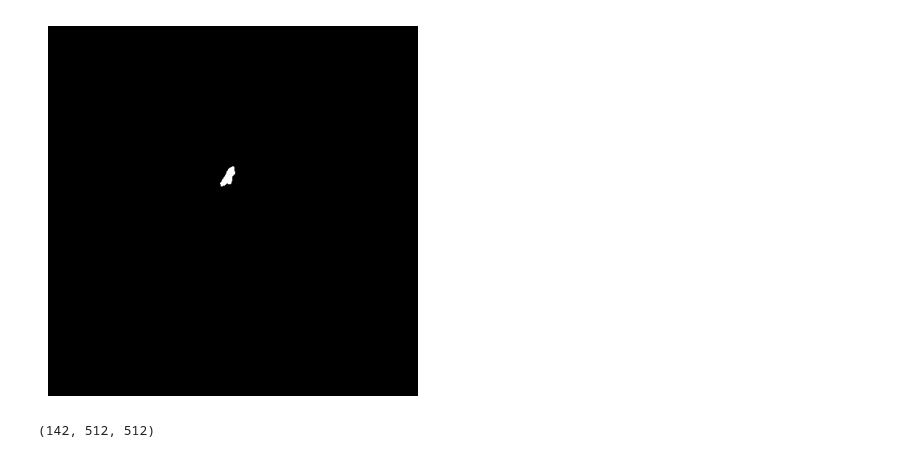
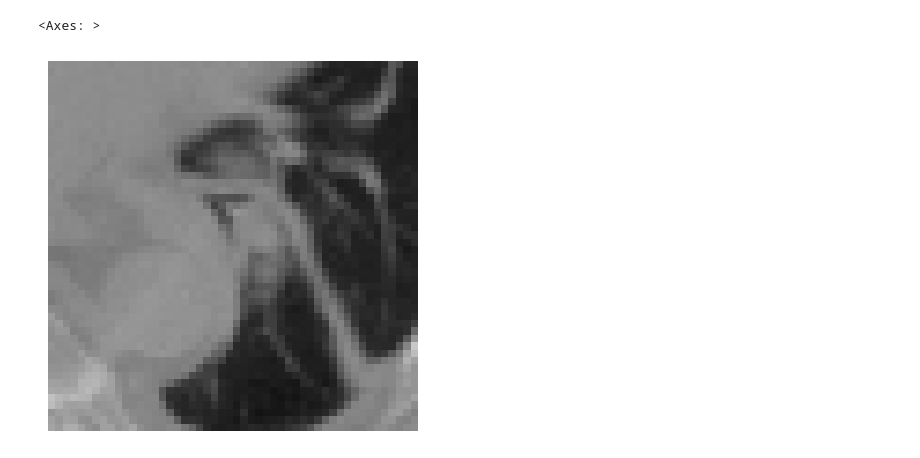
Before and after one commit to bhklab/readii, a Jupyter notebook: notebooks/crop_testing.ipynb, the cells around one changed output. Saved outputs shown, nothing was run; the diff lists cells and outputs as text; code cells hidden in the pictures.

Commit message:
feat: figuring out crop and resizing image and masks

```diff
--- a/notebooks/crop_testing.ipynb
+++ b/notebooks/crop_testing.ipynb
@@ -36,5 +64,5 @@ match sample:
 # %%
-resize_dimension = 30
+resize_dimension = None
 
 bbox_image, bbox_mask = crop_and_resize_image_and_mask(image, mask, crop_method = "bounding_box", resize_dimension=resize_dimension)
 print(f"Bounding box: {bbox_image.GetSize()}")
@@ -112,0 +143,32 @@ Text(0.5, 0.01, 'RADCURE-0020 -- Resize: 30')
+# %%
+crop_slice_idx = 10
+
+fig, ax = plt.subplots(1, 5)
+fig.set_figwidth(30)
+
+# Handling mask conversion from float to int
+ax_mask = displayImageSlice(mask, sliceIdx=60, sliceDim='first', ax=ax[4])
+ax[4].set_title(f"Original mask, uncropped")
+ax_cube_mask = displayImageSlice(cube_mask, sliceIdx=crop_slice_idx, sliceDim='first', ax=ax[3])
+ax[3].set_title(f"float resized mask")
+
+
+# Approach #1 = convert to numpy array, round, then cast to int
+arr_cube_mask = sitk.GetArrayFromImage(cube_mask)
+arr_converted_mask_round = np.round(arr_cube_mask).astype(int)
+arr_converted_mask_round_ax = displayImageSlice(arr_converted_mask_round, sliceIdx=crop_slice_idx, sliceDim='first', ax=ax[0])
+ax[0].set_title(f"np round + cast | Mask value count: {np.sum(arr_converted_mask_round)}")
+
+# Approach #2 = convert to numpy array, cast to int
+int_arr_cube_mask = arr_cube_mask.astype(int)
+int_arr_cube_mask_ax = displayImageSlice(int_arr_cube_mask, sliceIdx=crop_slice_idx, sliceDim='first', ax=ax[1])
+ax[1].set_title(f"np cast | Mask value count: {np.sum(int_arr_cube_mask)}")
+
+# Approach #3 = cast sitk image to sitkUInt8
+cast_mask = sitk.Cast(cube_mask, sitk.sitkUInt8)
+cast_mask_ax = displayImageSlice(cast_mask, sliceIdx=crop_slice_idx, sliceDim='first', ax=ax[2])
+ax[2].set_title(f"sitk cast | Mask value count: {np.sum(sitk.GetArrayFromImage(cast_mask))}")
+
+title = plt.figtext(0.5, 0.01, f"{sample} -- Slice {crop_slice_idx} -- Resize: {resize_dimension}", ha="center", fontsize=12)
+
+fig.savefig(f"TRASH/crop_figs/{sample}_mask_slice_{crop_slice_idx}_resize_{resize_dimension}.png")
@@ -113,10 +206,5 @@ Text(0.5, 0.01, 'RADCURE-0020 -- Resize: 30')
 # %%
-displayImageSlice(mask, sliceIdx = 61)
+displayImageSlice(cube_image, sliceIdx=crop_slice_idx)
 # %% [output]
+<Axes: >
-[figure, old version]
+[figure, new version]
-# %%
-arr_mask = sitk.GetArrayFromImage(mask)
-np.sum(np.nonzero(arr_mask))
-arr_mask.shape
-# %% [output]
-(142, 512, 512)
```
Also changed, not shown: parts of 19 cells of this notebook.
